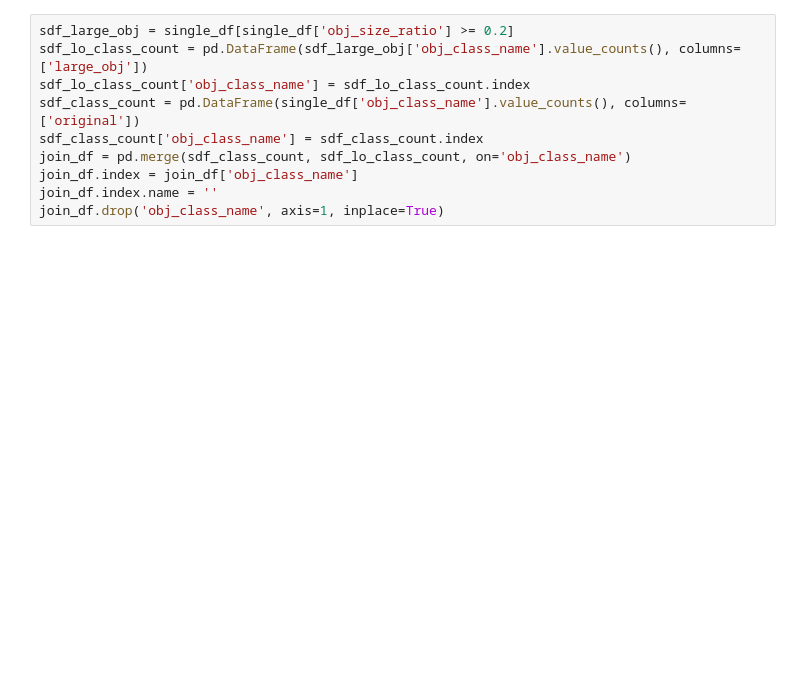
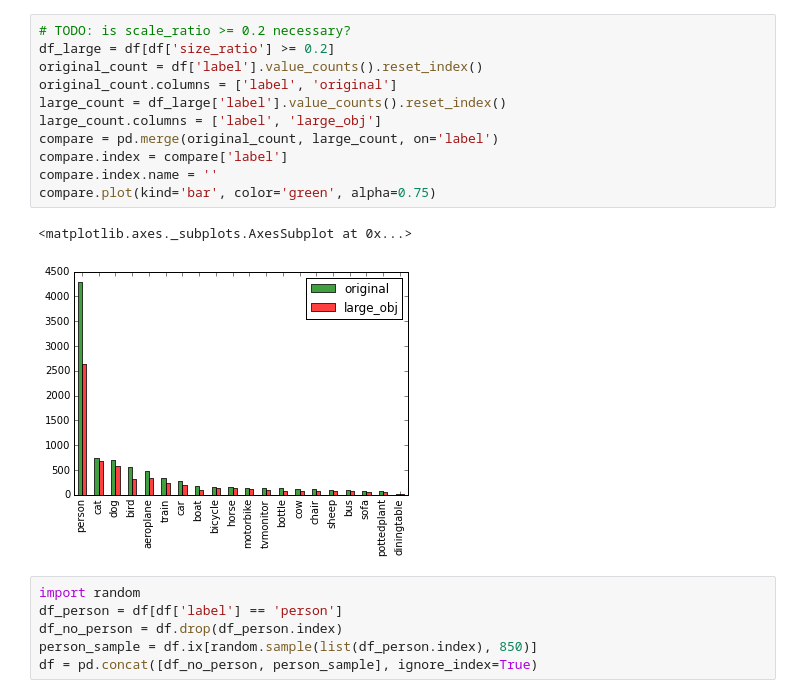
Before and after one commit to liboyin/iucg, a Jupyter notebook: preprocess.ipynb, the cells around one changed output. Cells and saved outputs as stored; diff of their text form; blank space fills up the shorter version.

```diff
--- a/preprocess.ipynb
+++ b/preprocess.ipynb
@@ -127,14 +63,24 @@ single_df['obj_size_ratio'].plot(kind='hist', color='green', bins=50, alpha=0.75
 # %% [output]
 <matplotlib.axes._subplots.AxesSubplot at 0x...>
 [figure]
-# %%
-sdf_large_obj = single_df[single_df['obj_size_ratio'] >= 0.2]
-sdf_lo_class_count = pd.DataFrame(sdf_large_obj['obj_class_name'].value_counts(), columns=['large_obj'])
-sdf_lo_class_count['obj_class_name'] = sdf_lo_class_count.index
-sdf_class_count = pd.DataFrame(single_df['obj_class_name'].value_counts(), columns=['original'])
-sdf_class_count['obj_class_name'] = sdf_class_count.index
-join_df = pd.merge(sdf_class_count, sdf_lo_class_count, on='obj_class_name')
-join_df.index = join_df['obj_class_name']
-join_df.index.name = ''
-join_df.drop('obj_class_name', axis=1, inplace=True)
+# %%
+# TODO: is scale_ratio >= 0.2 necessary?
+df_large = df[df['size_ratio'] >= 0.2]
+original_count = df['label'].value_counts().reset_index()
+original_count.columns = ['label', 'original']
+large_count = df_large['label'].value_counts().reset_index()
+large_count.columns = ['label', 'large_obj']
+compare = pd.merge(original_count, large_count, on='label')
+compare.index = compare['label']
+compare.index.name = ''
+compare.plot(kind='bar', color='green', alpha=0.75)
+# %% [output]
+<matplotlib.axes._subplots.AxesSubplot at 0x...>
+[figure, added]
+# %%
+import random
+df_person = df[df['label'] == 'person']
+df_no_person = df.drop(df_person.index)
+person_sample = df.ix[random.sample(list(df_person.index), 850)]
+df = pd.concat([df_no_person, person_sample], ignore_index=True)
 # %%
```
Also changed, not shown: parts of 25 cells of this notebook, 7 other files.
